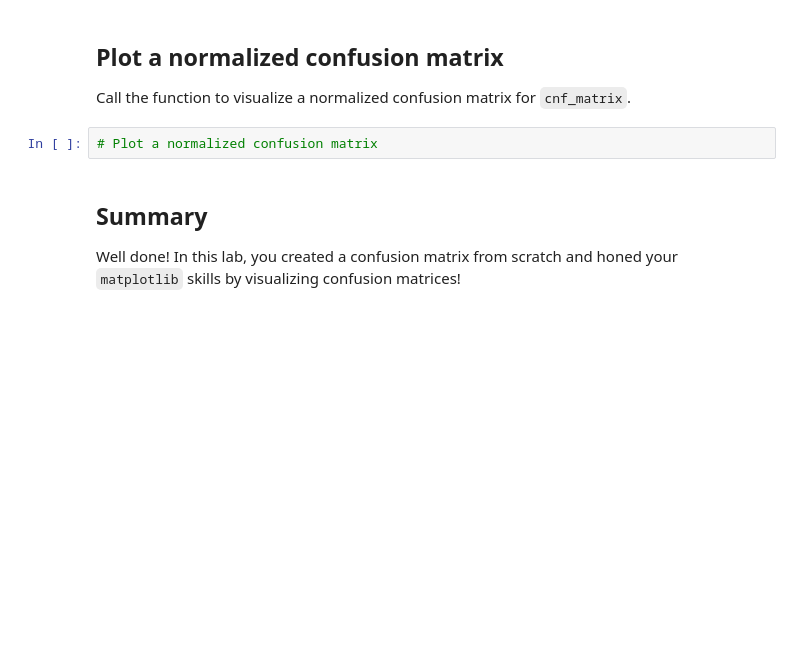
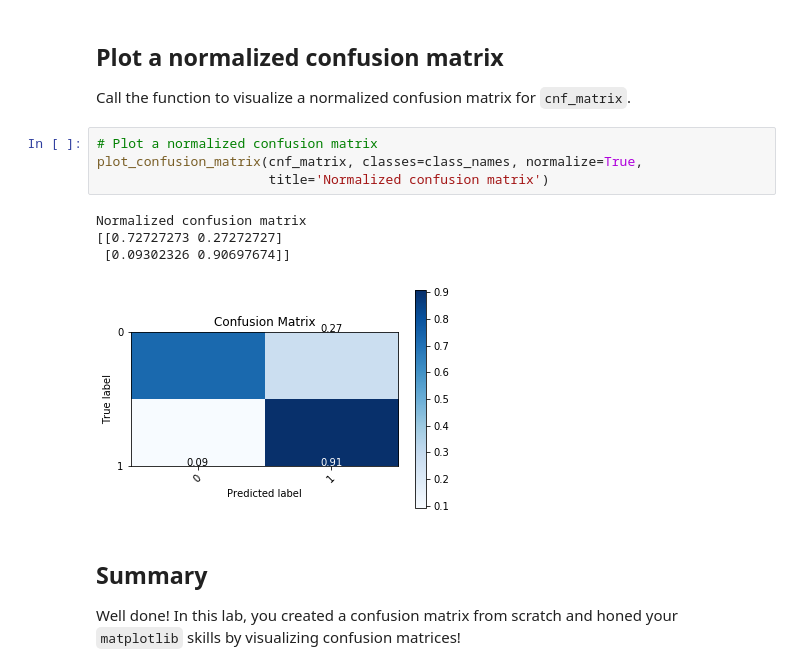
Before and after one commit to jjr12009/dsc-visualizing-confusion-matrices-lab-hbs-ds-060120, a Jupyter notebook: index.ipynb, the cells around one changed output. Cells and saved outputs as stored; diff of their text form; blank space fills up the shorter version.

```diff
--- a/index.ipynb
+++ b/index.ipynb
@@ -268,6 +268,13 @@ def plot_confusion_matrix(cm, classes,
 Call the function to visualize a normalized confusion matrix for `cnf_matrix`.
 # %%
 # Plot a normalized confusion matrix
+plot_confusion_matrix(cnf_matrix, classes=class_names, normalize=True,
+                      title='Normalized confusion matrix')
+# %% [output]
+Normalized confusion matrix
+[[0.72727273 0.27272727]
+ [0.09302326 0.90697674]]
+[figure, added]
 # %% [markdown]
 ## Summary
 Well done! In this lab, you created a confusion matrix from scratch and honed your `matplotlib` skills by visualizing confusion matrices!
```
